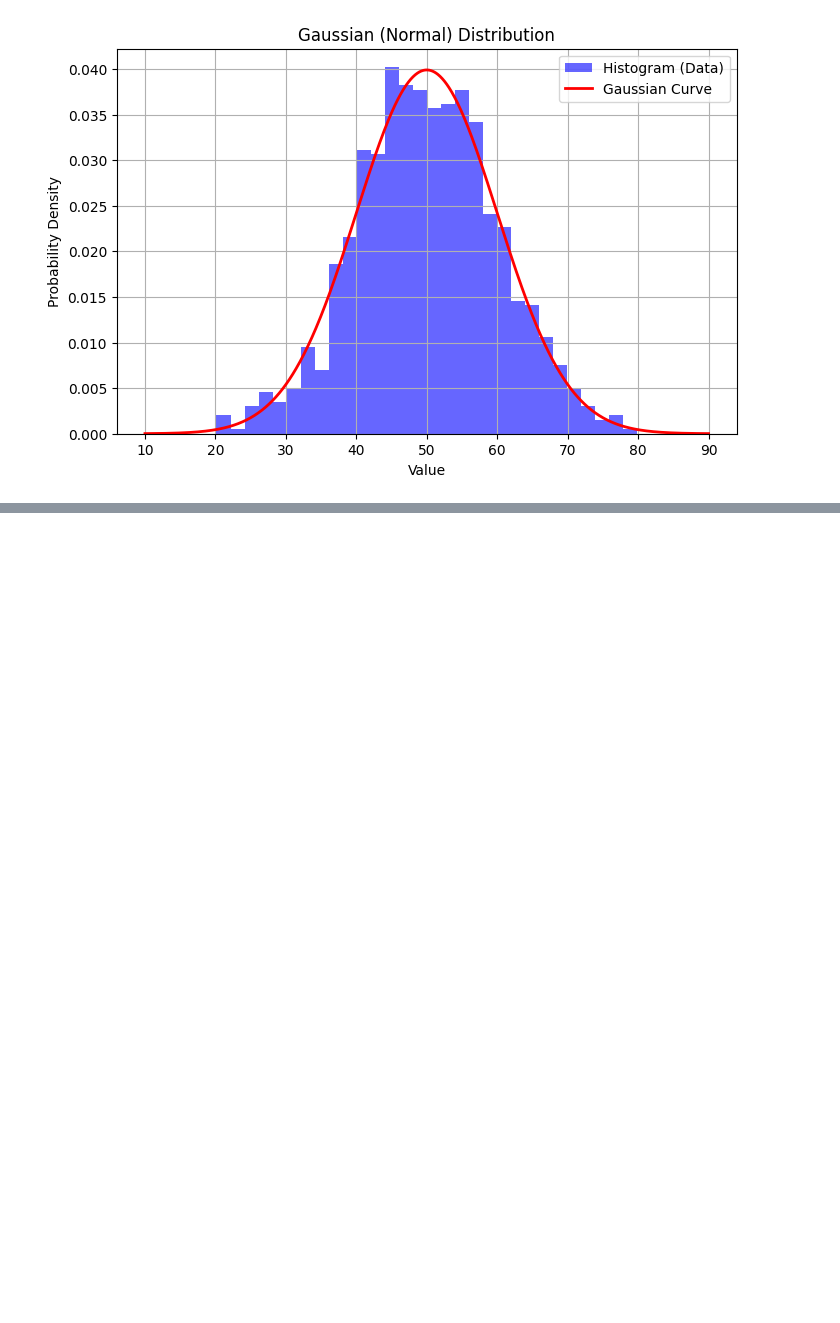
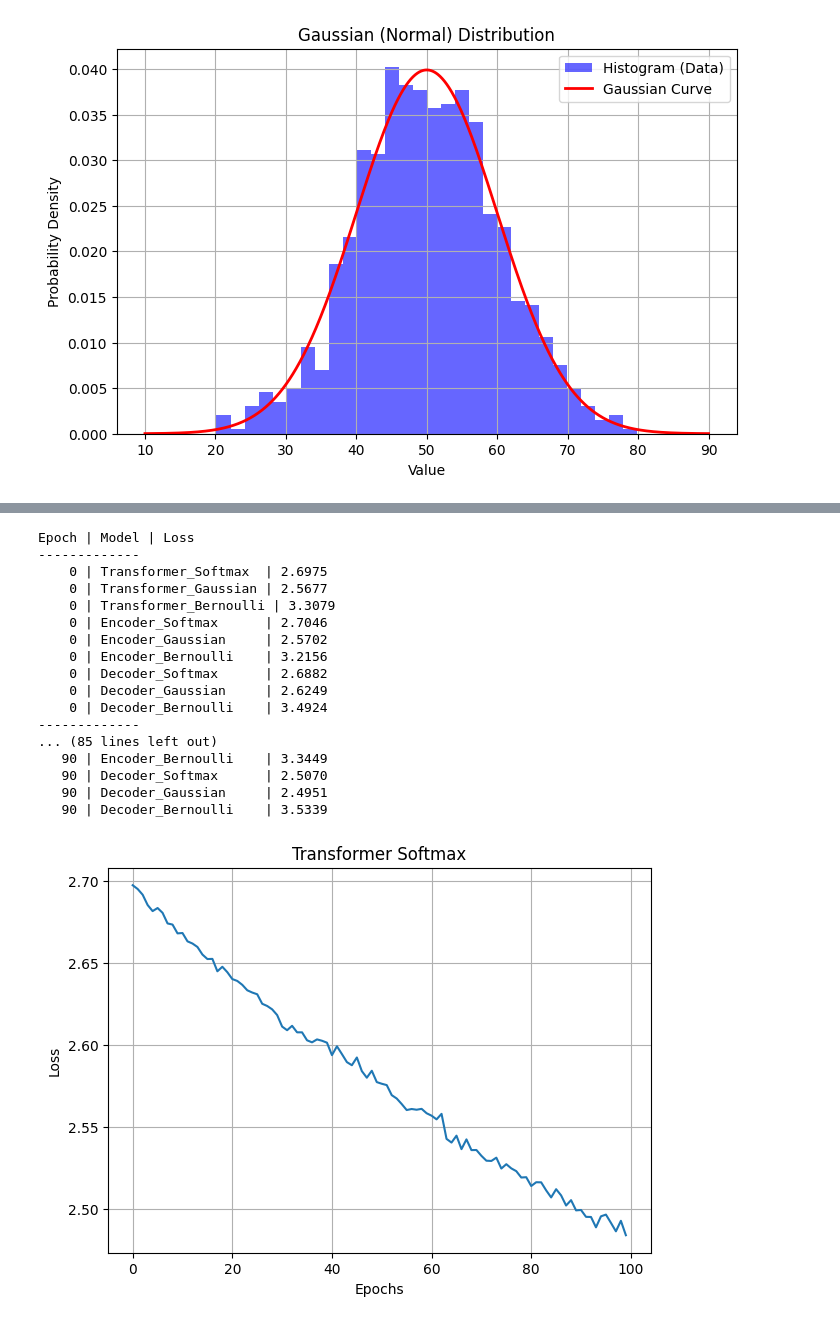
Before and after one commit to Apil120/discrete_structures_report_code, a Jupyter notebook: code.ipynb, the cells around one changed output, grey strips where cells are left out. Saved outputs shown, nothing was run; the diff lists cells and outputs as text; code cells hidden in the pictures; blank space fills up the shorter version.

```diff
--- a/code.ipynb
+++ b/code.ipynb
@@ -28,0 +47,12 @@ visualize_gauss_distribution(50,10)
+# %%
+text_data = [
+    "I am Learning",
+    "Discrete Mathematics is fun",
+    "Making AI is also fun",
+    "Probability Distributions",
+    "The field of AI is very interesting",
+    "The weather is sunny",
+    "Numpy is cool",
+    "Transformers have done a lot",
+    "I am eating",
+]
@@ -28,0 +173,50 @@ visualize_gauss_distribution(50,10)
+# %%
+
+# Training loop
+loss_history = defaultdict(list)
+print("Epoch | Model | Loss")
+for epoch in range(epochs):
+    for name, model in models.items():
+        optimizer = optimizers[name]
+        optimizer.zero_grad()
+
+        output = model(dummy_data)
+        loss = loss_fn(output.view(-1, vocab_size), dummy_data.view(-1))
+        loss.backward()
+        optimizer.step()
+
+        loss_history[name].append(loss.item())
+
+    if epoch % 10 == 0:
+        print("-------------")
+        for name, loss_list in loss_history.items():
+            print(f"{epoch:5d} | {name:20s} | {loss_list[-1]:.4f}")
+
+# Plot training loss
+for name, losses in loss_history.items():
+    plt.figure(figsize=(7, 5))
+    plt.plot(losses)
+    plt.title(name.replace("_", " "))
+    plt.xlabel("Epochs")
+    plt.ylabel("Loss")
+    plt.grid(True)
+    plt.show()
+# %% [output]
+Epoch | Model | Loss
+-------------
+    0 | Transformer_Softmax  | 2.6975
+    0 | Transformer_Gaussian | 2.5677
+    0 | Transformer_Bernoulli | 3.3079
+    0 | Encoder_Softmax      | 2.7046
+    0 | Encoder_Gaussian     | 2.5702
+    0 | Encoder_Bernoulli    | 3.2156
+    0 | Decoder_Softmax      | 2.6882
+    0 | Decoder_Gaussian     | 2.6249
+    0 | Decoder_Bernoulli    | 3.4924
+-------------
+... (85 lines left out)
+   90 | Encoder_Bernoulli    | 3.3449
+   90 | Decoder_Softmax      | 2.5070
+   90 | Decoder_Gaussian     | 2.4951
+   90 | Decoder_Bernoulli    | 3.5339
+[figure, added]
```
Also changed, not shown: parts of 12 cells of this notebook.
